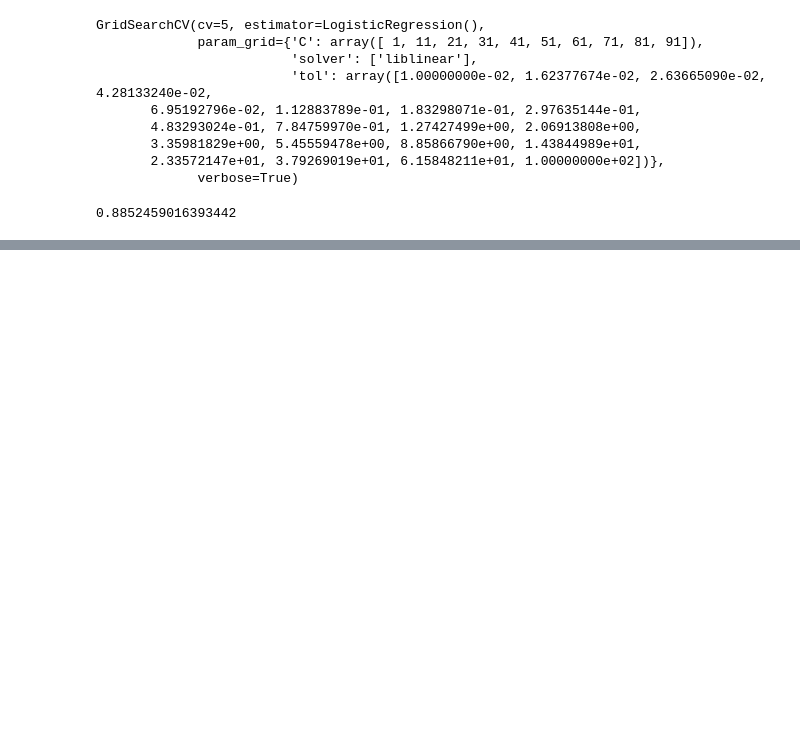
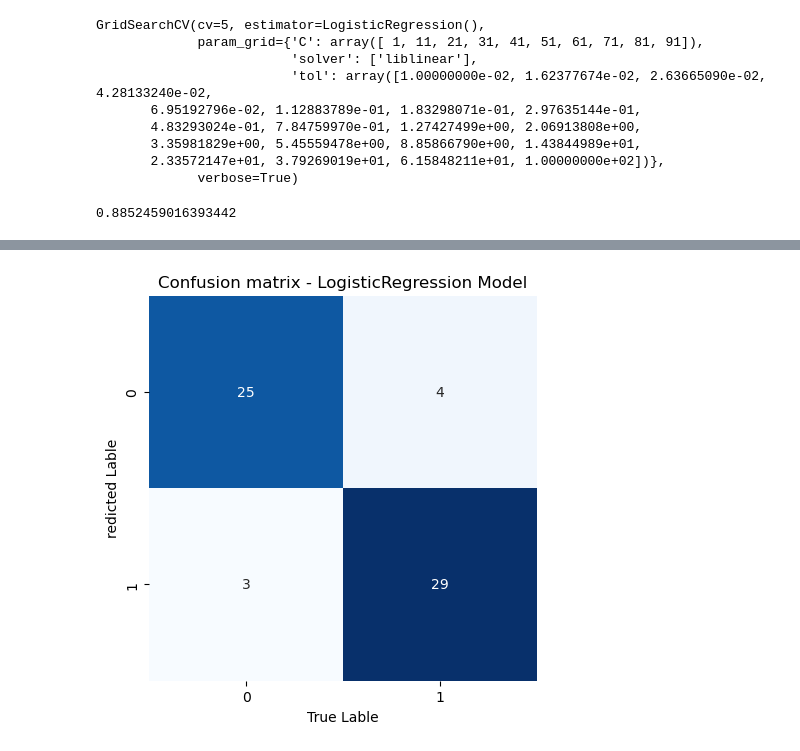
Before and after one commit to UGSNBandara/Machine-Learning-introduction, a Jupyter notebook: SuperV_projects/Heart_disease_predictor.ipynb, the cells around one changed output, grey strips where cells are left out. Saved outputs shown, nothing was run; the diff lists cells and outputs as text; code cells hidden in the pictures; blank space fills up the shorter version.

```diff
--- a/SuperV_projects/Heart_disease_predictor.ipynb
+++ b/SuperV_projects/Heart_disease_predictor.ipynb
@@ -534,0 +562,20 @@ logR_gridS.score(x_test, y_test)
+# %%
+## Confusion matrix
+
+def plot_confusion_mat(y_test, y_pred):
+    """
+    this method prints the Confusion matrix using Seaborn's heatmap()
+    """
+    fig, ax = plt.subplots(figsize=(5,5))
+    ax = sns.heatmap(confusion_matrix(y_test, y_pred),
+                    annot=True,
+                    cbar=False,
+                    cmap="Blues")
+    plt.xlabel("True Lable")
+    plt.ylabel("redicted Lable")
+    plt.title("Confusion matrix - LogisticRegression Model")
+    plt.show()
+
+plot_confusion_mat(y_test, y_pred)
+# %% [output]
+[figure, added]
```
Also changed, not shown: parts of 19 cells of this notebook.
